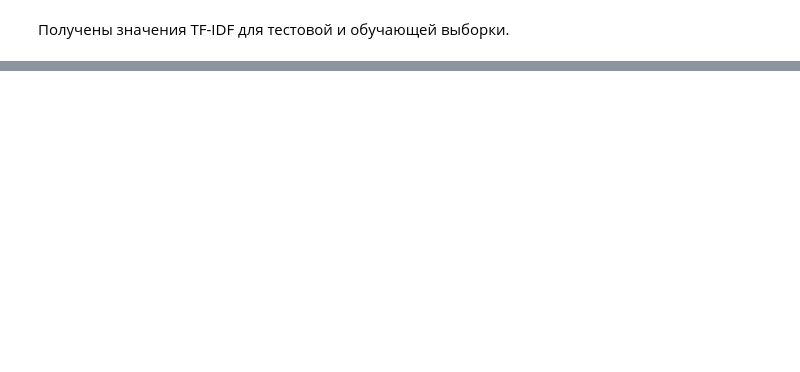
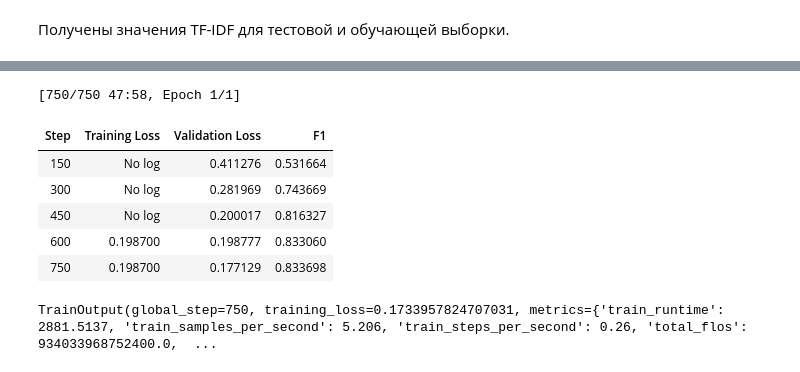
Before and after one commit to Vladruss/NLP_search_for_toxic_comments, a Jupyter notebook: toxic_comments.ipynb, the cells around one changed output, grey strips where cells are left out. Drawn from its saved outputs; the diff is of its cells as text; code cells hidden in the pictures; blank space fills up the shorter version.

Commit message:
add BERT

```diff
--- a/toxic_comments.ipynb
+++ b/toxic_comments.ipynb
@@ -162,0 +217,3 @@ F1-мера для Логистической регрессии 76.6%
+# %%
+train_dataset = CustomDataset(corpus_train, tokenizer, df_train['toxic'].values)
+valid_dataset = CustomDataset(corpus_valid, tokenizer, df_valid['toxic'].values)
@@ -162,0 +240,48 @@ F1-мера для Логистической регрессии 76.6%
+# %%
+optimizer = torch.optim.AdamW(model.parameters(), lr=2e-5)
+scheduler = get_linear_schedule_with_warmup(
+        optimizer,
+        num_warmup_steps=WARMUP_STEPS, num_training_steps=int(EPOCH_NUM * len(train_dataset) / BATCH_SIZE)
+    )
+# %%
+metric = evaluate.load('f1')
+
+def compute_metrics(eval_pred):
+	logits, labels = eval_pred
+	predictions = np.argmax(logits, axis=-1)
+	return metric.compute(predictions=predictions, references=labels)
+# %%
+training_args = TrainingArguments(
+    load_best_model_at_end = True,
+    output_dir='models/model_bert',  # Директория для сохранения результатов
+    num_train_epochs=EPOCH_NUM,  # Количество эпох
+    per_device_train_batch_size=BATCH_SIZE,  # Размер батча
+    per_device_eval_batch_size=BATCH_SIZE,
+    evaluation_strategy='steps',
+    save_steps=150,  # Сохранять модель каждые 10 шагов
+    eval_steps=150,
+    logging_dir='logs',  # Директория для логов
+    save_total_limit=1,
+    fp16=True
+)
+# %%
+trainer = Trainer(
+    model=model,
+    args=training_args,
+    data_collator=DataCollatorWithPadding(tokenizer=tokenizer, padding="longest"),
+    train_dataset=train_dataset,
+    eval_dataset=valid_dataset,
+    tokenizer=tokenizer,
+    optimizers=(optimizer, scheduler),
+    compute_metrics = compute_metrics
+)
+trainer.train()
+# %% [output]
+[750/750 47:58, Epoch 1/1]
+| Step | Training Loss | Validation Loss | F1 |
+| 150 | No log | 0.411276 | 0.531664 |
+| 300 | No log | 0.281969 | 0.743669 |
+| 450 | No log | 0.200017 | 0.816327 |
+| 600 | 0.198700 | 0.198777 | 0.833060 |
+| 750 | 0.198700 | 0.177129 | 0.833698 |
+TrainOutput(global_step=750, training_loss=0.1733957824707031, metrics={'train_runtime': 2881.5137, 'train_samples_per_second': 5.206, 'train_steps_per_second': 0.26, 'total_flos': 934033968752400.0,  ...
```
Also changed, not shown: parts of 62 cells of this notebook, 6 other files.
